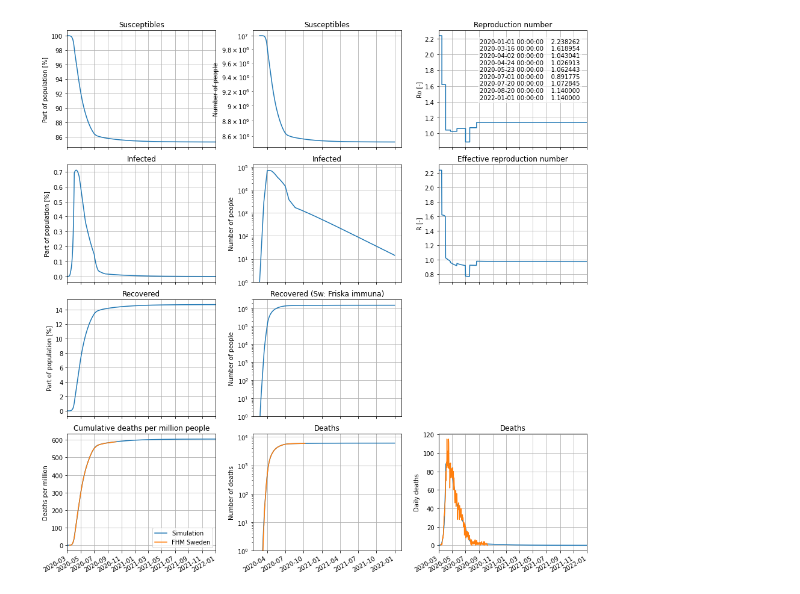
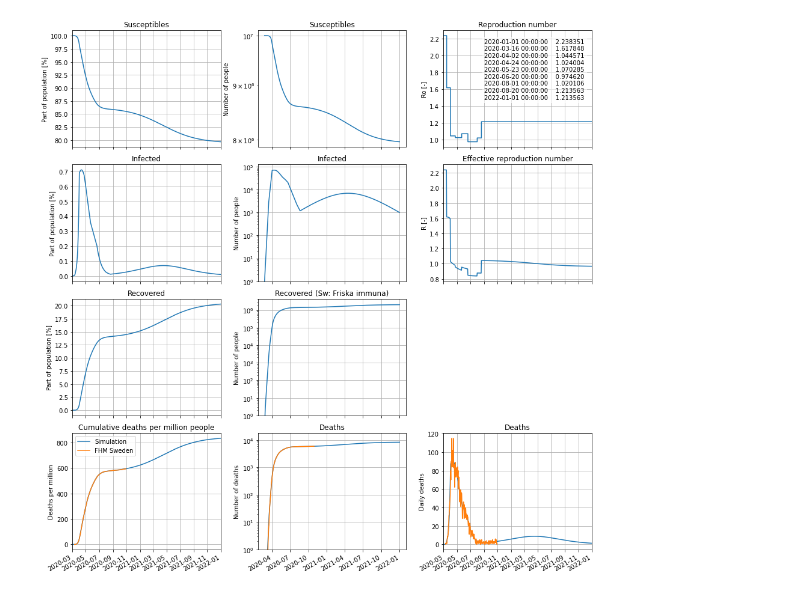
Before and after one commit to andersovelarsson/What-happens-with-covid19-in-the-future.-A-simulation, a Jupyter notebook: Covid19SirModelSim.ipynb, the cells around one changed output. Cells and saved outputs as stored; diff of their text form; code cells hidden in the pictures.

```diff
--- a/Covid19SirModelSim.ipynb
+++ b/Covid19SirModelSim.ipynb
@@ -1,14 +1,14 @@
 # %%
 import SirModel as sirm
 sirdm1 = sirm.SirModel(k12=0.3077, k13=0.000506*2.5, So = 10E6, dateStart = '2020-02-24', plotDateRange = ['2020-03-01','2022-01-01'])
-sirdm1.Ro =    {'2020-01-01': 2.23826201,
-                '2020-03-16': 1.61895397,
-                '2020-04-02': 1.04304145,
-                '2020-04-24': 1.0269131,
-                '2020-05-23': 1.06244306,
-                '2020-07-01': 0.89177499,
-                '2020-07-20': 1.07284479,
-                '2020-08-20': 1.1400000}
+sirdm1.Ro =    {'2020-01-01': 2.23835106,
+                '2020-03-16': 1.61784849,
+                '2020-04-02': 1.0445707,
+                '2020-04-24': 1.02400432,
+                '2020-05-23': 1.07028485,
+                '2020-06-20': 0.97462033,
+                '2020-08-01': 1.02010642,
+                '2020-08-20': 1.21356282}
 sirdm1.plot()
 # %% [output]
-[figure, old version]
+[figure, new version]
```
Also changed, not shown: parts of 1 cell of this notebook, 3 other files.
